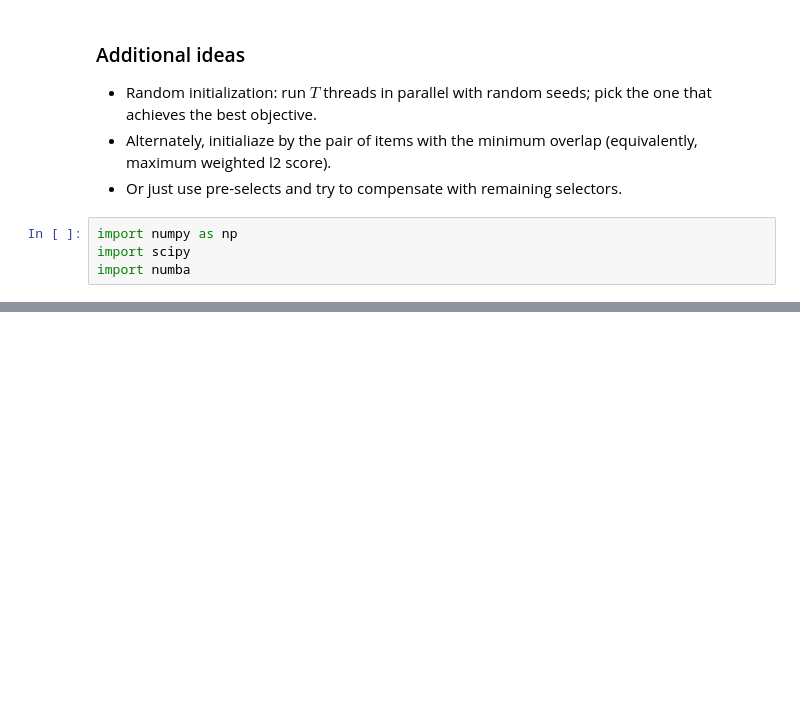
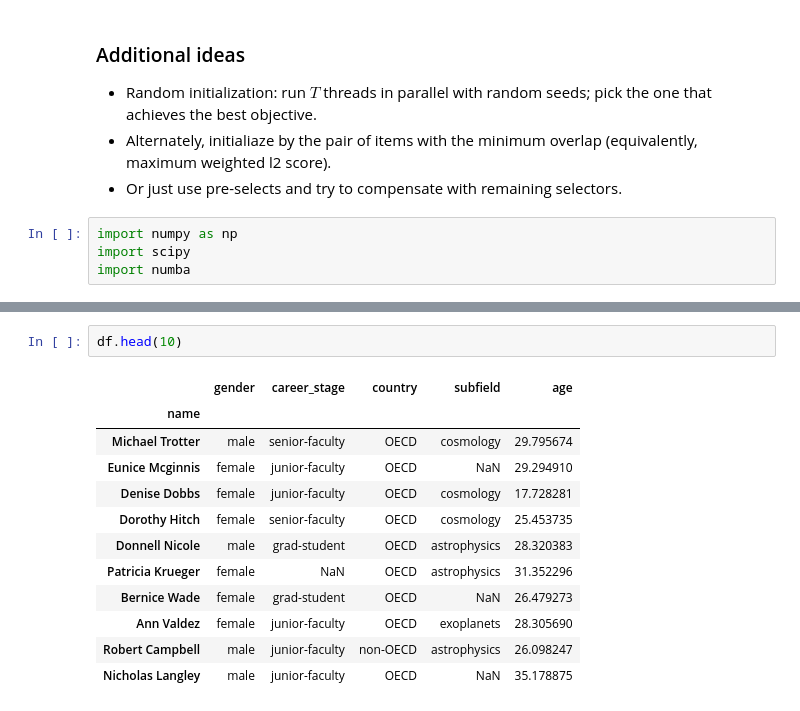
Before and after one commit to dhuppenkothen/entrofy, a Jupyter notebook: notebooks/Diversity optimizer.ipynb, the cells around one changed output, grey strips where cells are left out. Saved outputs shown, nothing was run; the diff lists cells and outputs as text; blank space fills up the shorter version.

```diff
--- a/notebooks/Diversity optimizer.ipynb
+++ b/notebooks/Diversity optimizer.ipynb
@@ -222,0 +284,15 @@ array([[False,  True, False, False, False],
+# %%
+df.head(10)
+# %% [output]
+|  | gender | career_stage | country | subfield | age |
+| name |  |  |  |  |  |
+| Michael Trotter | male | senior-faculty | OECD | cosmology | 29.795674 |
+| Eunice Mcginnis | female | junior-faculty | OECD | NaN | 29.294910 |
+| Denise Dobbs | female | junior-faculty | OECD | cosmology | 17.728281 |
+| Dorothy Hitch | female | senior-faculty | OECD | cosmology | 25.453735 |
+| Donnell Nicole | male | grad-student | OECD | astrophysics | 28.320383 |
+| Patricia Krueger | female | NaN | OECD | astrophysics | 31.352296 |
+| Bernice Wade | female | grad-student | OECD | NaN | 26.479273 |
+| Ann Valdez | female | junior-faculty | OECD | exoplanets | 28.305690 |
+| Robert Campbell | male | junior-faculty | non-OECD | astrophysics | 26.098247 |
+| Nicholas Langley | male | junior-faculty | OECD | NaN | 35.178875 |
```
Also changed, not shown: parts of 19 cells of this notebook.
